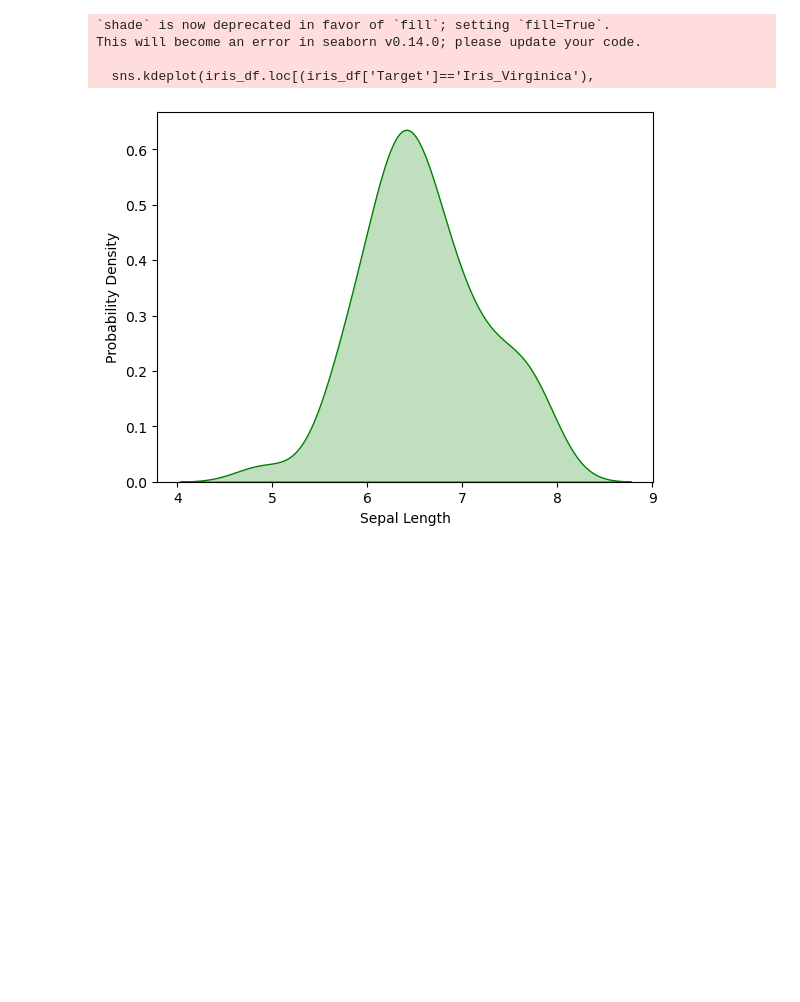
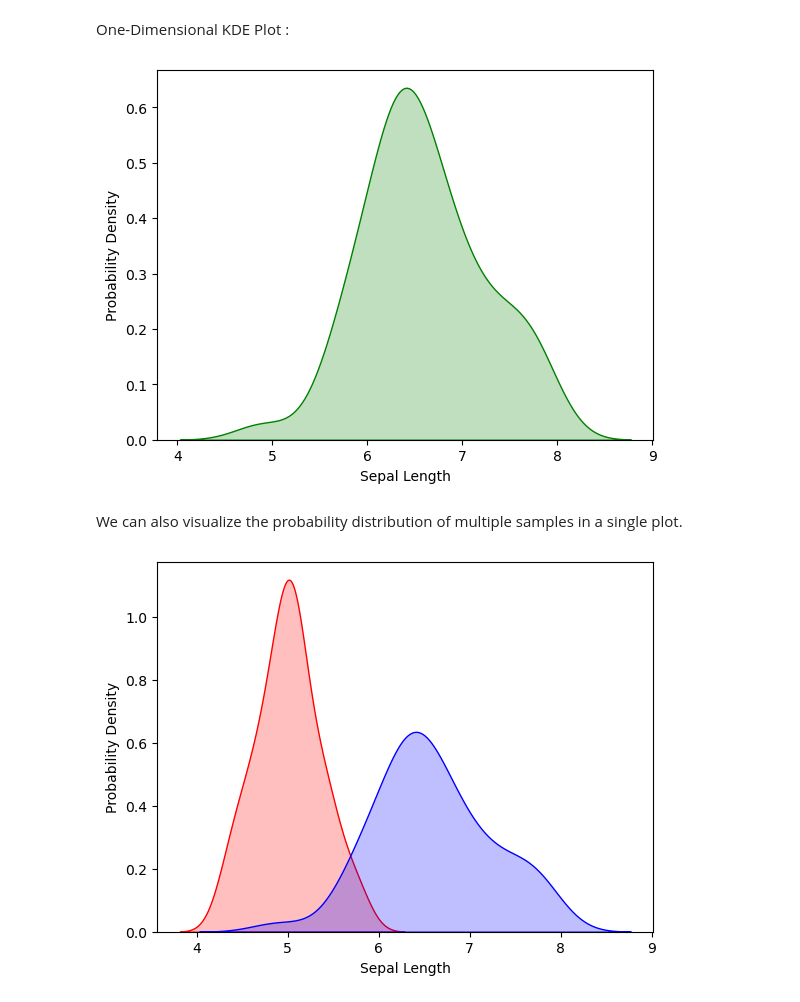
Before and after one commit to kocheli/Moringa-Class-Kocheli-, a Jupyter notebook: libpracs.ipynb, the cells around one changed output. Drawn from its saved outputs; the diff is of its cells as text; code cells hidden in the pictures; blank space fills up the shorter version.

```diff
--- a/libpracs.ipynb
+++ b/libpracs.ipynb
@@ -1,3 +13,5 @@
+# %% [markdown]
+One-Dimensional KDE Plot :
 # %%
 # importing the required libraries
 from sklearn import datasets
@@ -20,7 +34,7 @@ iris_df['Target'].replace([2], 'Iris_Virginica', inplace=True)
 
 # Plotting the KDE Plot
 sns.kdeplot(iris_df.loc[(iris_df['Target']=='Iris_Virginica'),
-                        'Sepal_Length'], color='g', shade=True, label='Iris_Virginica')
+                        'Sepal_Length'], color='g', fill=True, label='Iris_Virginica')
 
 # Setting the X and Y Label
 plt.xlabel('Sepal Length')
@@ -28,8 +42,20 @@ plt.ylabel('Probability Density')
 
 plt.show()
 # %% [output]
-`shade` is now deprecated in favor of `fill`; setting `fill=True`.
-This will become an error in seaborn v0.14.0; please update your code.
-
-  sns.kdeplot(iris_df.loc[(iris_df['Target']=='Iris_Virginica'),
 [figure]
+# %% [markdown]
+We can also visualize the probability distribution of multiple samples in a single plot.
+# %%
+# Plotting the KDE Plot
+sns.kdeplot(iris_df.loc[(iris_df['Target']=='Iris_Setosa'),
+            'Sepal_Length'], color='r', fill=True, label='Iris_Setosa')
+
+sns.kdeplot(iris_df.loc[(iris_df['Target']=='Iris_Virginica'),
+            'Sepal_Length'], color='b', fill=True, label='Iris_Virginica')
+
+plt.xlabel('Sepal Length')
+plt.ylabel('Probability Density')
+
+plt.show()
+# %% [output]
+[figure, added]
```
Also changed, not shown: parts of 3 cells of this notebook.
